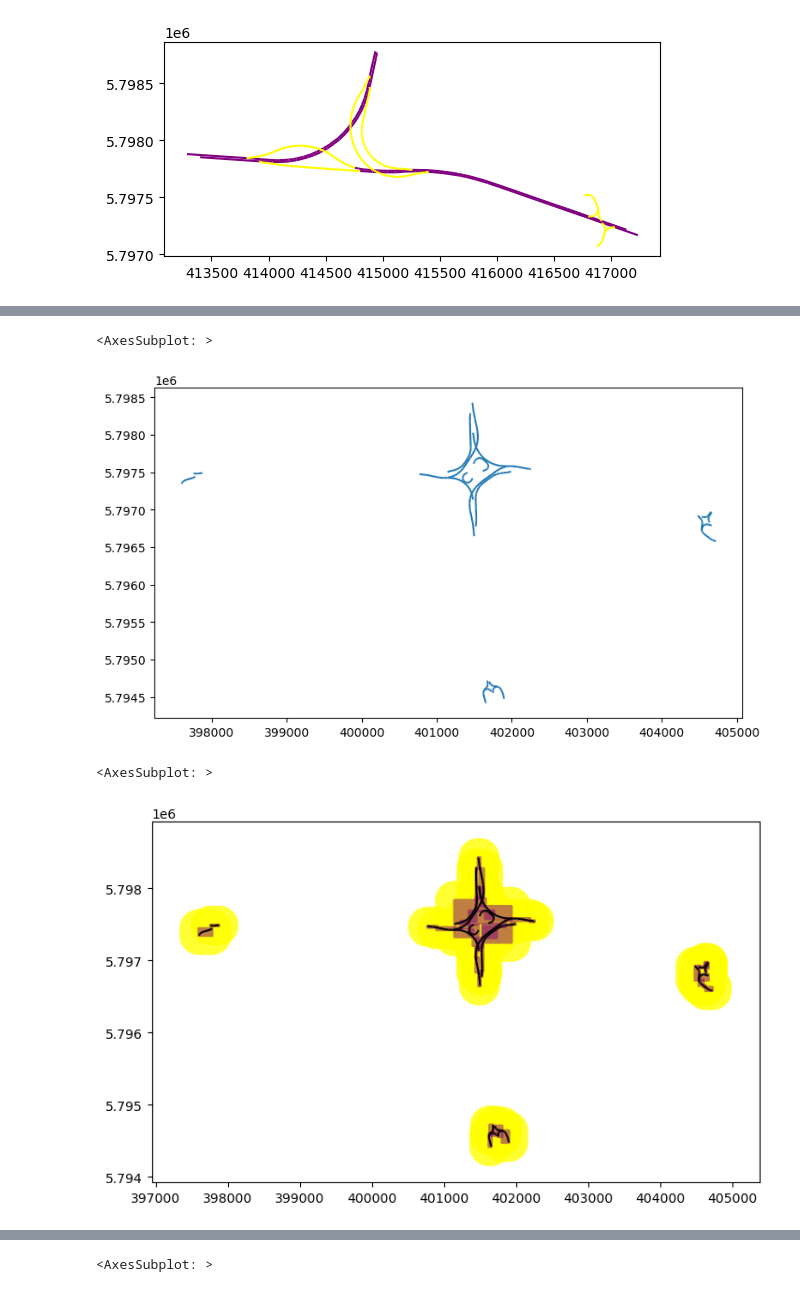
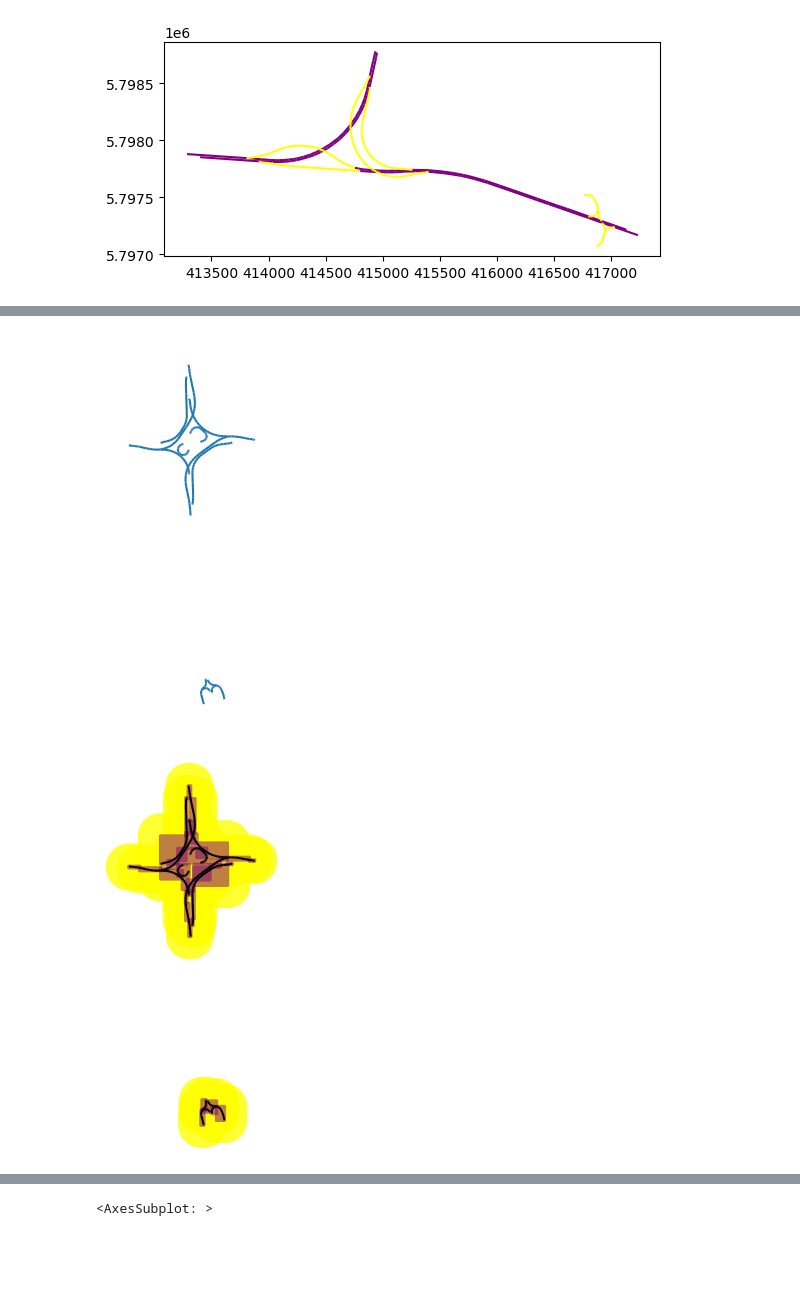
Before and after one commit to felixschulz385/ds_project, a Jupyter notebook: research/notebooks/OSM_experiments.ipynb, the cells around one changed output, grey strips where cells are left out. Saved outputs shown, nothing was run; the diff lists cells and outputs as text; code cells hidden in the pictures; blank space fills up the shorter version.

Commit message:
Added data content for final presentation

```diff
--- a/research/notebooks/OSM_experiments.ipynb
+++ b/research/notebooks/OSM_experiments.ipynb
@@ -184,12 +200,16 @@ driveways = gpd.read_file("/pfs/work7/workspace/scratch/tu_zxobe27-ds_project/da
 # %%
-example_link_ids = driveways.loc[driveways.id.isin([4913908, 369621186, 152141468, 24498410]), "link_id"]
+example_link_ids = driveways.loc[driveways.id.isin([4913908, 152141468]), "link_id"]
 # %%
 fig, ax = plt.subplots(figsize = (10, 5))
 example_links = driveways.loc[((driveways.link_id.isin(example_link_ids)) & ((driveways.highway.isin(["motorway_link", "trunk_link"]))))]
 example_links.plot(ax = ax)
+ax.set_axis_off()
+ax.set_xlim([bboxes_links_offset.total_bounds[0], bboxes_links_offset.total_bounds[2]])
+ax.set_ylim([bboxes_links_offset.total_bounds[1], bboxes_links_offset.total_bounds[3]])
+fig.savefig("/pfs/data5/home/tu/tu_tu/tu_zxobe27/ds_project/ds_project/presentations/fig/driveways_example_1.jpg",
+            bbox_inches='tight', pad_inches=0, dpi = 300)
 # %% [output]
-<AxesSubplot: >
-[figure, old version]
+[figure, new version]
 # %%
 fig, ax = plt.subplots(figsize = (10, 5))
 bboxes_links = example_links.copy()
@@ -199,9 +219,13 @@ bboxes_links_offset["geometry"] = bboxes_links_offset.geometry.bounds.apply(make
 bboxes_links_offset.plot(ax = ax, color = "yellow", alpha = .8)
 bboxes_links.plot(ax = ax, color = "purple", alpha = .5)
 example_links.plot(ax = ax, color = "black")
+ax.set_axis_off()
+ax.set_xlim([bboxes_links_offset.total_bounds[0], bboxes_links_offset.total_bounds[2]])
+ax.set_ylim([bboxes_links_offset.total_bounds[1], bboxes_links_offset.total_bounds[3]])
+fig.savefig("/pfs/data5/home/tu/tu_tu/tu_zxobe27/ds_project/ds_project/presentations/fig/driveways_example_2.jpg",
+            bbox_inches='tight', pad_inches=0, dpi = 300)
 # %% [output]
-<AxesSubplot: >
-[figure, old version]
+[figure, new version]
 # %%
 example_links_dissolved = example_links.dissolve(by = "link_id", as_index=False)
 #example_links_dissolved.geometry.bounds.apply(make_bounding_box, axis = 1)
```
Also changed, not shown: parts of 10 cells of this notebook, 12 other files.
